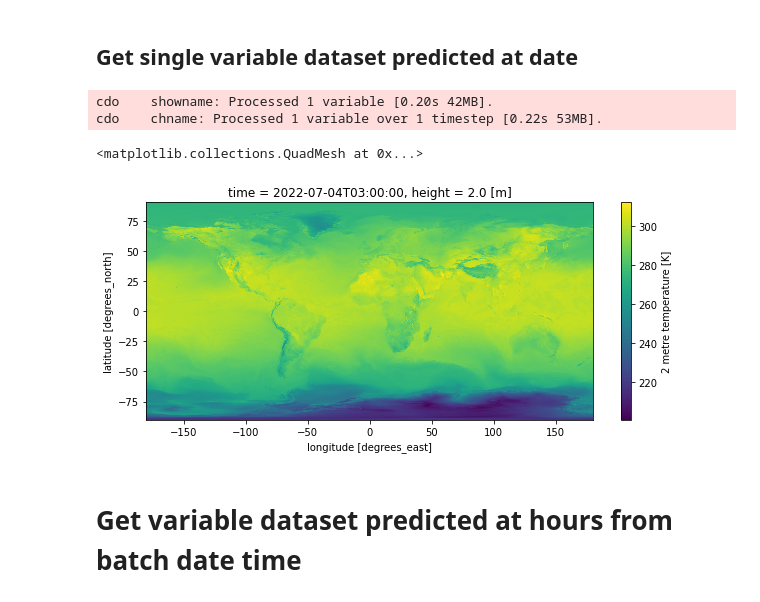
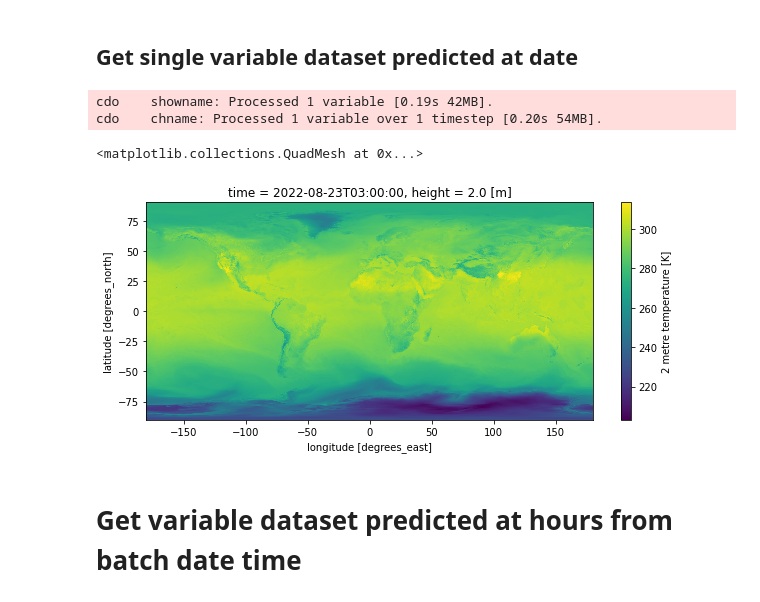
Before and after one commit to cnmetlab/Maesters-of-NWP, a Jupyter notebook: example/example.ipynb, the cells around one changed output. Drawn from its saved outputs; the diff is of its cells as text; code cells hidden in the pictures.

Commit message:
fix: initial bug & add kwargs check

```diff
--- a/example/example.ipynb
+++ b/example/example.ipynb
@@ -5,14 +5,19 @@ sys.path.append(os.path.dirname(os.getcwd()))
 # Example
 # %% [markdown]
 ## Get single variable dataset predicted at date
-# %%
-from maesters import Maester
-Maester('ecmwf','oper',varname='TMP_SFC',date='2022-07-04 03:00').xarray()['TMP_SFC'].plot(figsize=(10,4))
-# %% [output]
-cdo    showname: Processed 1 variable [0.20s 42MB].
-cdo    chname: Processed 1 variable over 1 timestep [0.22s 53MB].
-<matplotlib.collections.QuadMesh at 0x...>
-[figure, removed]
+# %%
+from maesters import Maester
+
+# get variable at predict date time by passing kwargs date = '2022-08-23 03:00'
+Maester('ecmwf','oper',varname='TMP_SFC',date='2022-08-23 03:00').xarray()['TMP_SFC'].plot(figsize=(10,4))
+
+# get variable at predict hour from batch time by passing kwargs hour = 15 and batch = '2022-08-22 12:00'
+Maester('ecmwf','oper',varname='TMP_SFC',hour=15, batch='2022-08-22 12:00').xarray()['TMP_SFC'].plot(figsize=(10,4))
+# %% [output]
+cdo    showname: Processed 1 variable [0.19s 42MB].
+cdo    chname: Processed 1 variable over 1 timestep [0.20s 54MB].
+<matplotlib.collections.QuadMesh at 0x...>
+[figure, added]
 # %% [markdown]
 # Get variable dataset predicted at hours from batch date time
 # %%
```
Also changed, not shown: 2 other files.
